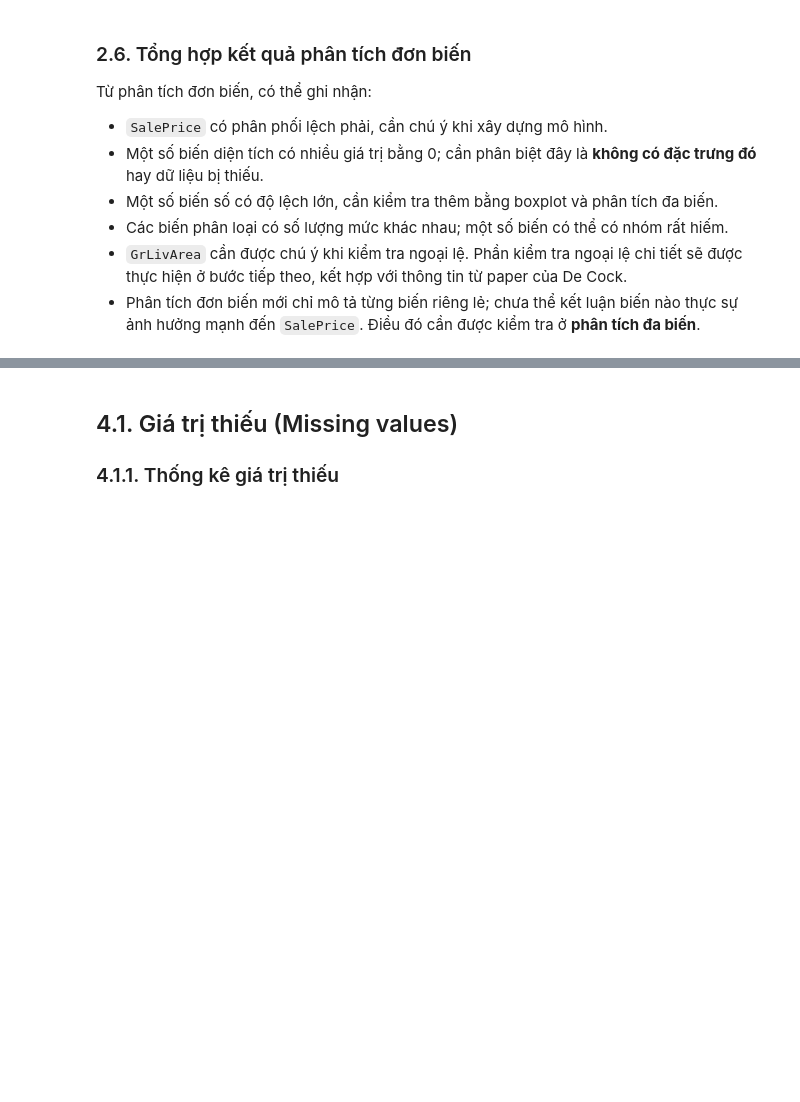
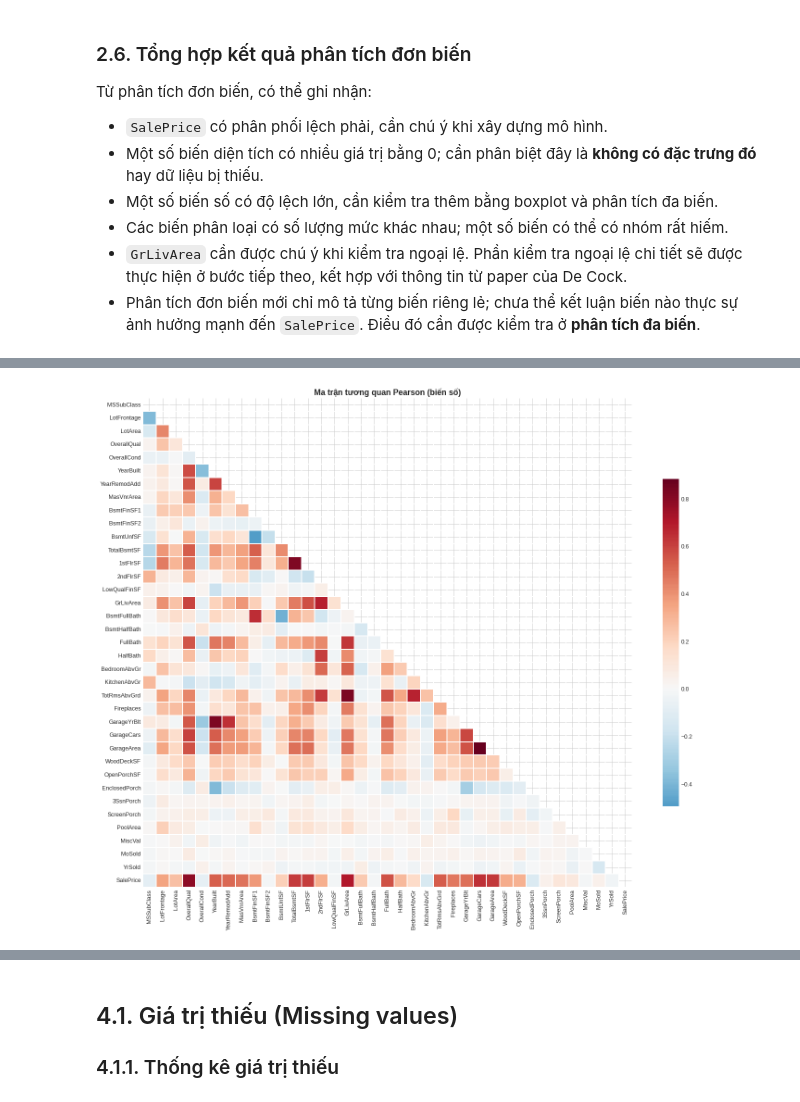
Before and after one commit to qannee/machine_learning, a Jupyter notebook: eda.ipynb, the cells around one changed output, grey strips where cells are left out. Cells and saved outputs as stored; diff of their text form; code cells hidden in the pictures; blank space fills up the shorter version.

```diff
--- a/eda.ipynb
+++ b/eda.ipynb
@@ -336,0 +349,17 @@ Từ phân tích đơn biến, có thể ghi nhận:
+# %%
+
+target = 'SalePrice'
+
+numeric_cols = df.select_dtypes(include=np.number).columns.tolist()
+numeric_cols = [c for c in numeric_cols if c not in ['Id']]
+
+categorical_cols = df.select_dtypes(exclude=np.number).columns.tolist()
+
+
+area_cols = ['LotArea', 'MasVnrArea', 'BsmtFinSF1', 'BsmtFinSF2', 'BsmtUnfSF',
+             'TotalBsmtSF', '1stFlrSF', '2ndFlrSF', 'LowQualFinSF', 'GrLivArea',
+             'GarageArea', 'WoodDeckSF', 'OpenPorchSF', 'EnclosedPorch',
+             '3SsnPorch', 'ScreenPorch', 'PoolArea']
+
+print(f'Số biến số (trừ Id): {len(numeric_cols)}')
+print(f'Số biến phân loại: {len(categorical_cols)}')
@@ -336,0 +374,10 @@ Từ phân tích đơn biến, có thể ghi nhận:
+# %%
+
+corr = df[numeric_cols].corr()
+
+
+corr_target = corr[target].drop(target).sort_values(ascending=False)
+print('=== Top 15 biến tương quan DƯƠNG với SalePrice ===')
+display(corr_target.head(15).to_frame('corr_with_SalePrice'))
+print('\n=== Top 10 biến tương quan ÂM với SalePrice ===')
+display(corr_target.tail(10).to_frame('corr_with_SalePrice'))
@@ -336,0 +402,12 @@ Từ phân tích đơn biến, có thể ghi nhận:
+# %%
+
+plt.figure(figsize=(16, 14))
+mask = np.triu(np.ones_like(corr, dtype=bool))
+sns.heatmap(corr, mask=mask, cmap='RdBu_r', center=0,
+            square=True, linewidths=0.3, cbar_kws={'shrink': 0.6},
+            annot=False)
+plt.title('Ma trận tương quan Pearson (biến số)', fontsize=14, fontweight='bold')
+plt.tight_layout()
+plt.show()
+# %% [output]
+[figure, added]
```
Also changed, not shown: parts of 27 cells of this notebook.
